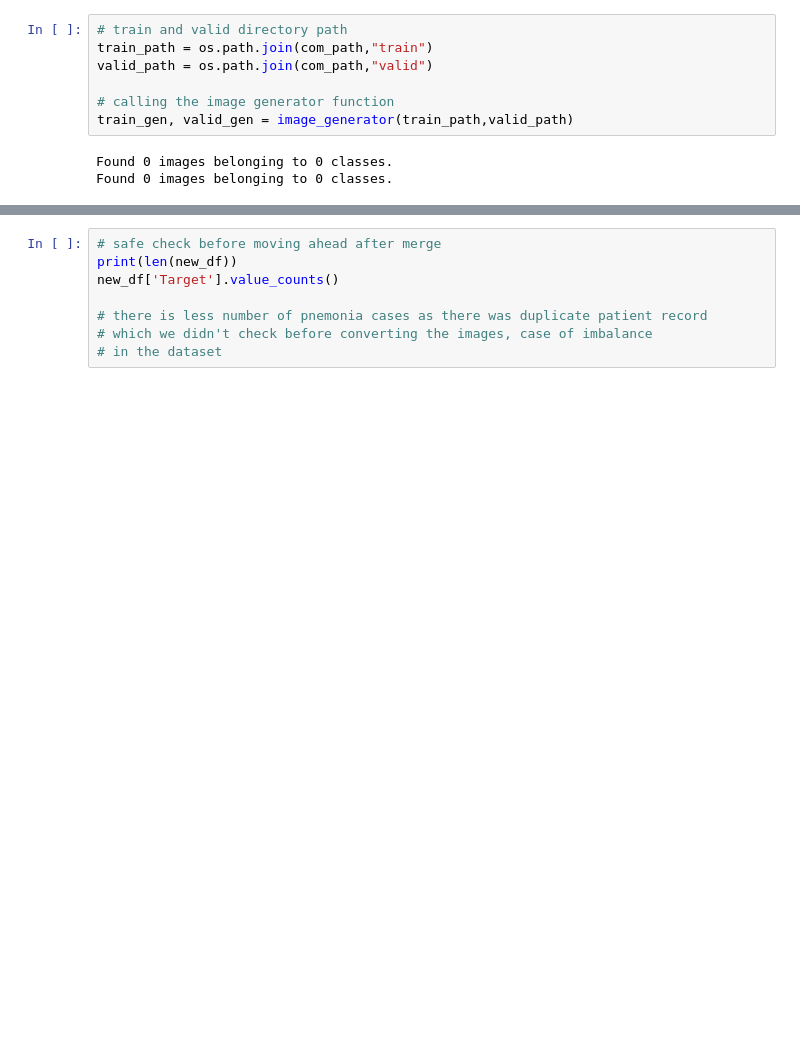
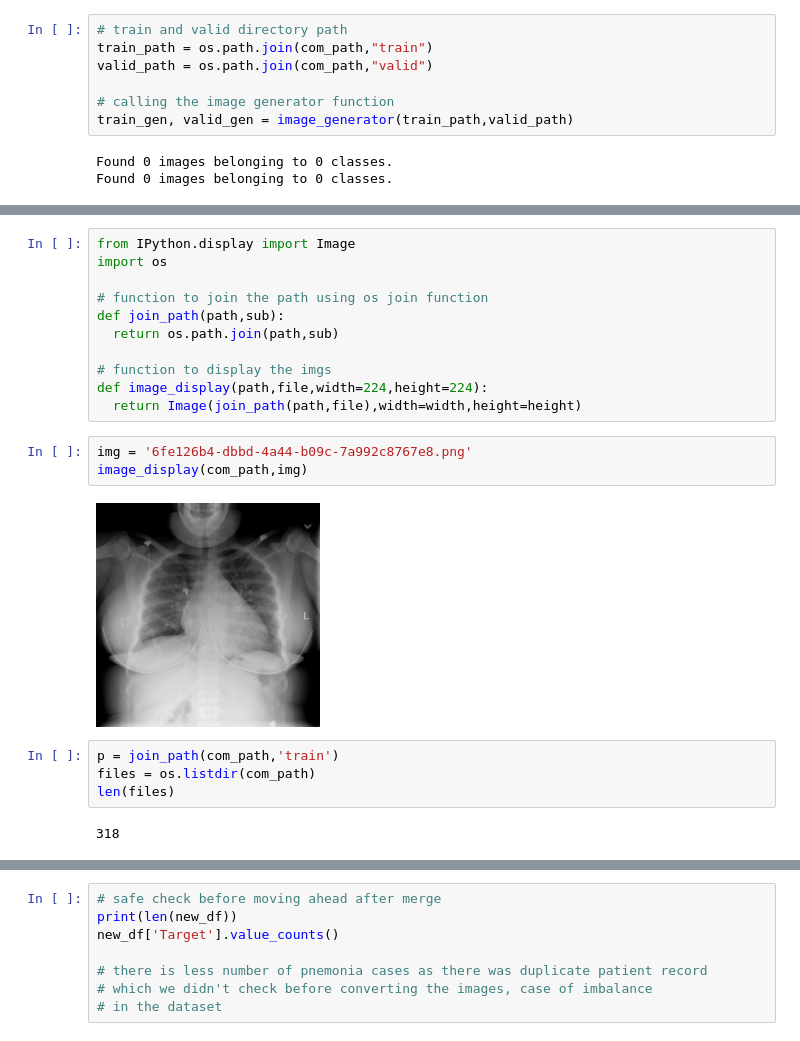
Before and after one commit to Mattobad/Pneumonia-Detection-Deep-Learning, a Jupyter notebook: End_to_End_Pneumonia_detection.ipynb, the cells around one changed output, grey strips where cells are left out. Saved outputs shown, nothing was run; the diff lists cells and outputs as text; blank space fills up the shorter version.

```diff
--- a/End_to_End_Pneumonia_detection.ipynb
+++ b/End_to_End_Pneumonia_detection.ipynb
@@ -840,0 +849,22 @@ labels_csv[:10]
+# %%
+from IPython.display import Image
+import os
+
+# function to join the path using os join function
+def join_path(path,sub):
+  return os.path.join(path,sub)
+
+# function to display the imgs
+def image_display(path,file,width=224,height=224):
+  return Image(join_path(path,file),width=width,height=height)
+# %%
+img = '6fe126b4-dbbd-4a44-b09c-7a992c8767e8.png'
+image_display(com_path,img)
+# %% [output]
+[figure, added]
+# %%
+p = join_path(com_path,'train')
+files = os.listdir(com_path)
+len(files)
+# %% [output]
+318
```
Also changed, not shown: parts of 57 cells of this notebook.
